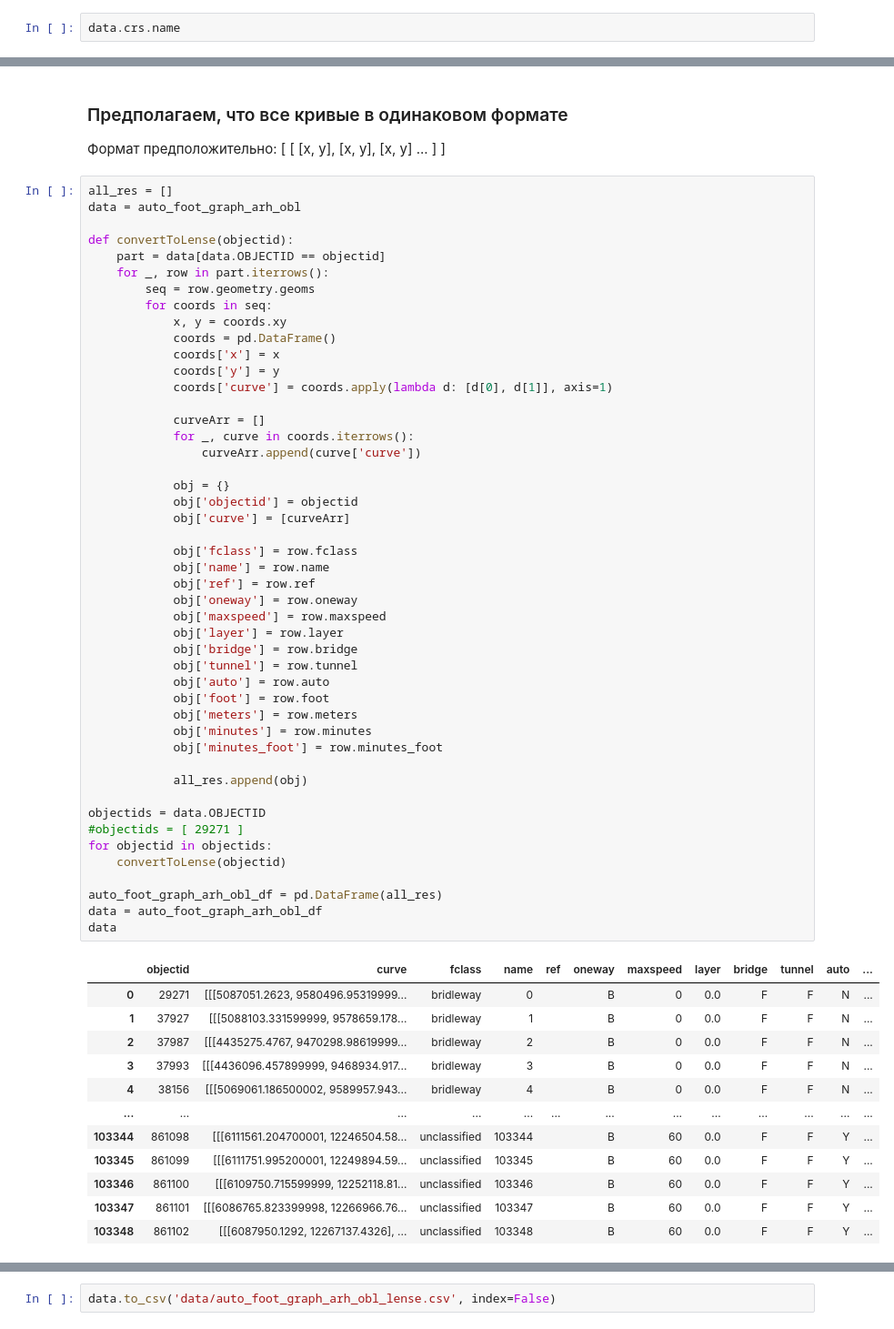
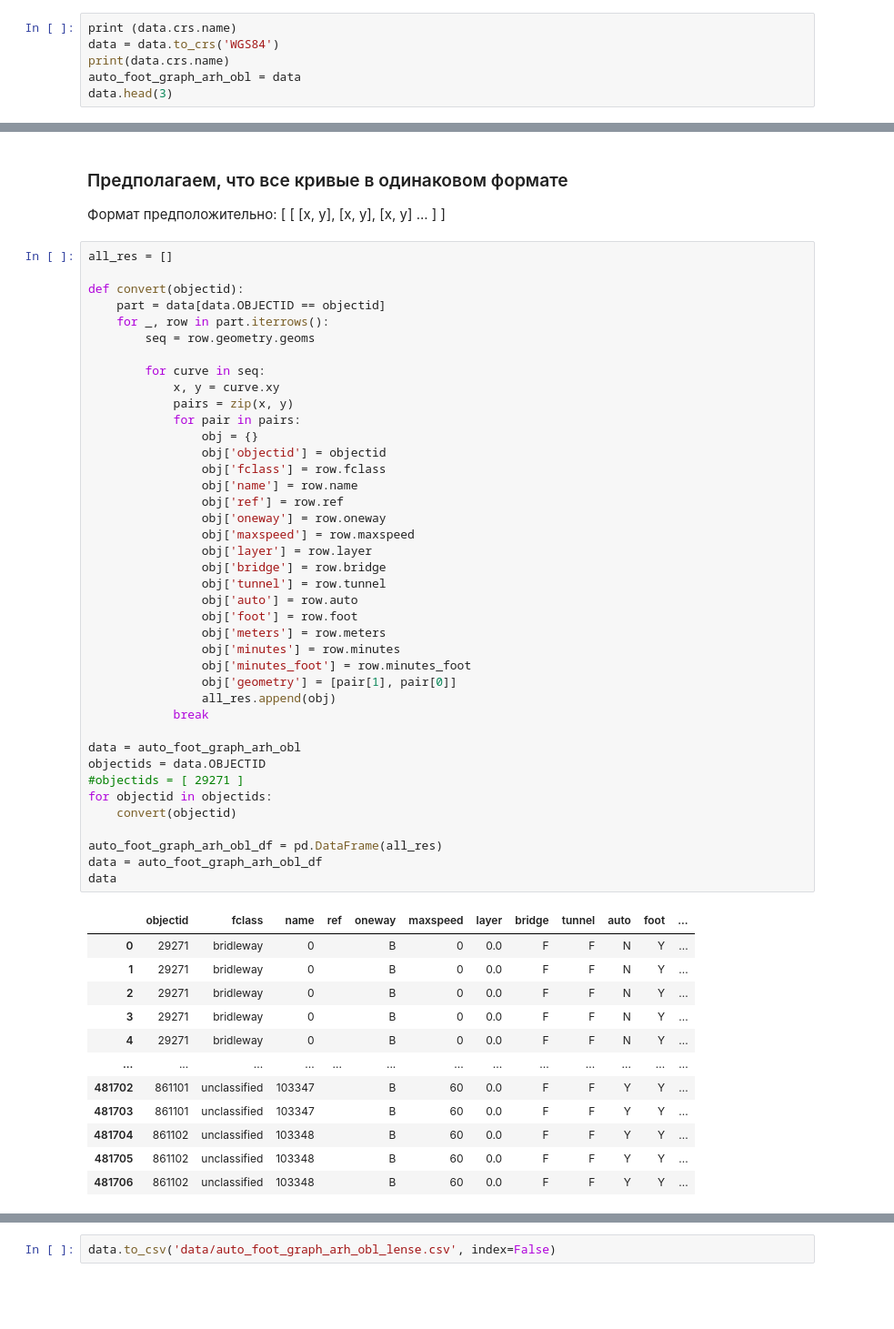
Before and after one commit to NorthGateVologda/NorthGate, a Jupyter notebook: Notebooks/GeoJSON/auto_foot_graph_arh_obl.ipynb, the cells around one changed output, grey strips where cells are left out. Shown: that part at 91% size. Drawn from its saved outputs; the diff is of its cells as text; blank space fills up the shorter version.

Commit message:
Конвертация
* base_obl_people.ipynb
* base_obl_people_3000.ipynb
* buildings.ipynb
* mun_obr_all_bad.ipynb
* auto_foot_graph_arh_obl.ipynb - доделали

```diff
--- a/Notebooks/GeoJSON/auto_foot_graph_arh_obl.ipynb
+++ b/Notebooks/GeoJSON/auto_foot_graph_arh_obl.ipynb
@@ -12,5 +12,9 @@ data.head(3)
 | 1 | 37927 | bridleway |  |  | B | 0 | 0.0 | F | F | N | Y | ... |
 | 2 | 37987 | bridleway |  |  | B | 0 | 0.0 | F | F | N | Y | ... |
 # %%
-data.crs.name
+print (data.crs.name)
+data = data.to_crs('WGS84')
+print(data.crs.name)
+auto_foot_graph_arh_obl = data
+data.head(3)
 # %% [output]
@@ -62,61 +58,54 @@ Name: OBJECTID, Length: 103349, dtype: int64
 Формат предположительно: [ [ [x, y], [x, y], [x, y] ... ] ]
 # %%
 all_res = []
-data = auto_foot_graph_arh_obl
 
-def convertToLense(objectid):
+def convert(objectid):
     part = data[data.OBJECTID == objectid]
     for _, row in part.iterrows():
         seq = row.geometry.geoms
-        for coords in seq:
-            x, y = coords.xy
-            coords = pd.DataFrame()
-            coords['x'] = x
-            coords['y'] = y
-            coords['curve'] = coords.apply(lambda d: [d[0], d[1]], axis=1)
 
-            curveArr = []
-            for _, curve in coords.iterrows():
-                curveArr.append(curve['curve'])
+        for curve in seq:
+            x, y = curve.xy
+            pairs = zip(x, y)
+            for pair in pairs:
+                obj = {}
+                obj['objectid'] = objectid
+                obj['fclass'] = row.fclass
+                obj['name'] = row.name
+                obj['ref'] = row.ref
+                obj['oneway'] = row.oneway
+                obj['maxspeed'] = row.maxspeed
+                obj['layer'] = row.layer
+                obj['bridge'] = row.bridge
+                obj['tunnel'] = row.tunnel
+                obj['auto'] = row.auto
+                obj['foot'] = row.foot
+                obj['meters'] = row.meters
+                obj['minutes'] = row.minutes
+                obj['minutes_foot'] = row.minutes_foot
+                obj['geometry'] = [pair[1], pair[0]]
+                all_res.append(obj)
+            break
 
-            obj = {}
-            obj['objectid'] = objectid
-            obj['curve'] = [curveArr]
-
-            obj['fclass'] = row.fclass
-            obj['name'] = row.name
-            obj['ref'] = row.ref
-            obj['oneway'] = row.oneway
-            obj['maxspeed'] = row.maxspeed
-            obj['layer'] = row.layer
-            obj['bridge'] = row.bridge
-            obj['tunnel'] = row.tunnel
-            obj['auto'] = row.auto
-            obj['foot'] = row.foot
-            obj['meters'] = row.meters
-            obj['minutes'] = row.minutes
-            obj['minutes_foot'] = row.minutes_foot
-
-            all_res.append(obj)
-
+data = auto_foot_graph_arh_obl
 objectids = data.OBJECTID
 #objectids = [ 29271 ]
 for objectid in objectids:
-    convertToLense(objectid)
+    convert(objectid)
 
 auto_foot_graph_arh_obl_df = pd.DataFrame(all_res)
 data = auto_foot_graph_arh_obl_df
 data
 # %% [output]
-|  | objectid | curve | fclass | name | ref | oneway | maxspeed | layer | bridge | tunnel | auto | ... |
-| 0 | 29271 | [[[5087051.2623, 9580496.95319999... | bridleway | 0 |  | B | 0 | 0.0 | F | F | N | ... |
-| 1 | 37927 | [[[5088103.331599999, 9578659.178... | bridleway | 1 |  | B | 0 | 0.0 | F | F | N | ... |
-| 2 | 37987 | [[[4435275.4767, 9470298.98619999... | bridleway | 2 |  | B | 0 | 0.0 | F | F | N | ... |
-| 3 | 37993 | [[[4436096.457899999, 9468934.917... | bridleway | 3 |  | B | 0 | 0.0 | F | F | N | ... |
-| 4 | 38156 | [[[5069061.186500002, 9589957.943... | bridleway | 4 |  | B | 0 | 0.0 | F | F | N | ... |
+|  | objectid | fclass | name | ref | oneway | maxspeed | layer | bridge | tunnel | auto | foot | ... |
+| 0 | 29271 | bridleway | 0 |  | B | 0 | 0.0 | F | F | N | Y | ... |
+| 1 | 29271 | bridleway | 0 |  | B | 0 | 0.0 | F | F | N | Y | ... |
+| 2 | 29271 | bridleway | 0 |  | B | 0 | 0.0 | F | F | N | Y | ... |
+| 3 | 29271 | bridleway | 0 |  | B | 0 | 0.0 | F | F | N | Y | ... |
+| 4 | 29271 | bridleway | 0 |  | B | 0 | 0.0 | F | F | N | Y | ... |
 | ... | ... | ... | ... | ... | ... | ... | ... | ... | ... | ... | ... | ... |
-| 103344 | 861098 | [[[6111561.204700001, 12246504.58... | unclassified | 103344 |  | B | 60 | 0.0 | F | F | Y | ... |
-| 103345 | 861099 | [[[6111751.995200001, 12249894.59... | unclassified | 103345 |  | B | 60 | 0.0 | F | F | Y | ... |
-| 103346 | 861100 | [[[6109750.715599999, 12252118.81... | unclassified | 103346 |  | B | 60 | 0.0 | F | F | Y | ... |
-| 103347 | 861101 | [[[6086765.823399998, 12266966.76... | unclassified | 103347 |  | B | 60 | 0.0 | F | F | Y | ... |
-| 103348 | 861102 | [[[6087950.1292, 12267137.4326], ... | unclassified | 103348 |  | B | 60 | 0.0 | F | F | Y | ... |
+| 481702 | 861101 | unclassified | 103347 |  | B | 60 | 0.0 | F | F | Y | Y | ... |
+| 481703 | 861101 | unclassified | 103347 |  | B | 60 | 0.0 | F | F | Y | Y | ... |
+| 481704 | 861102 | unclassified | 103348 |  | B | 60 | 0.0 | F | F | Y | Y | ... |
+| 481705 | 861102 | unclassified | 103348 |  | B | 60 | 0.0 | F | F | Y | Y | ... |
+| 481706 | 861102 | unclassified | 103348 |  | B | 60 | 0.0 | F | F | Y | Y | ... |
```
Also changed, not shown: parts of 6 cells of this notebook, 4 other files.
